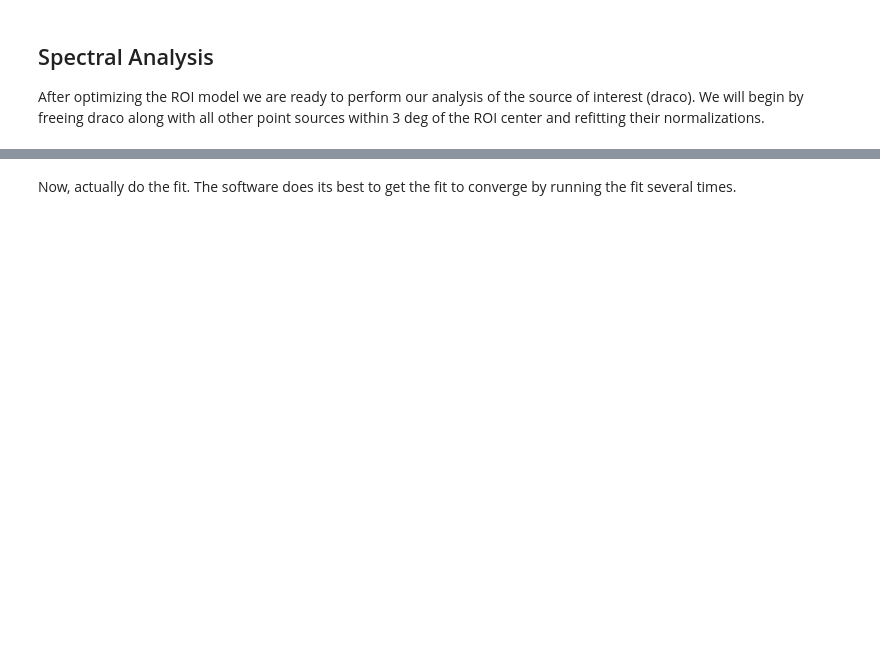
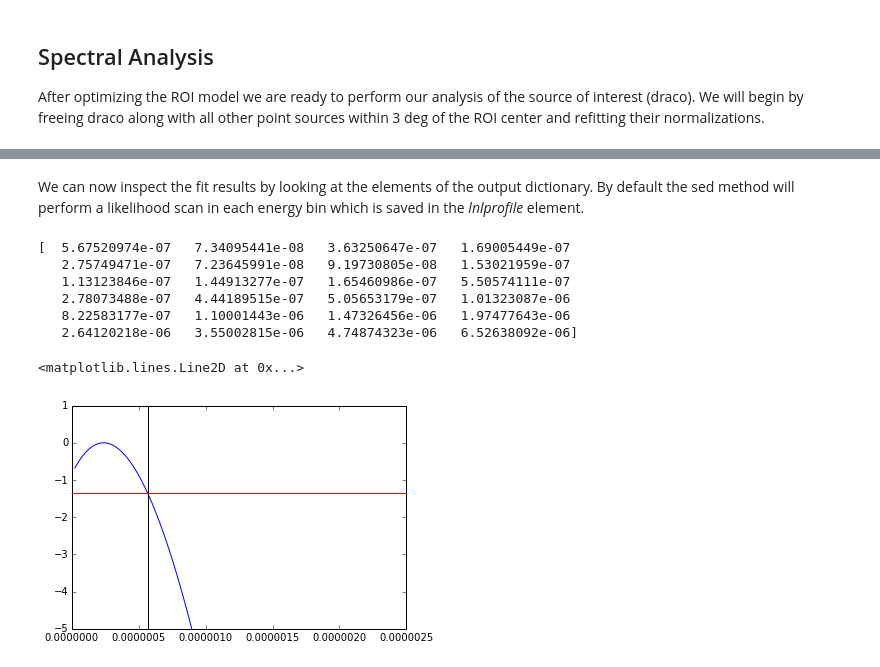
Before and after one commit to fermiPy/fermipy, a Jupyter notebook: notebooks/draco.ipynb, the cells around one changed output, grey strips where cells are left out. Drawn from its saved outputs; the diff is of its cells as text; code cells hidden in the pictures; blank space fills up the shorter version.

Commit message:
Update to draco notebook.

```diff
--- a/notebooks/draco.ipynb
+++ b/notebooks/draco.ipynb
@@ -346,2 +188,23 @@ INFO:GTAnalysis:Freeing parameters for 3FGL J1555.7+1111     : ['alpha', 'beta']
-# %% [markdown]
-Now, actually do the fit.  The software does its best to get the fit to converge by running the fit several times.
+# %% [markdown]
+We can now inspect the fit results by looking at the elements of the output dictionary.  By default the sed method will perform a likelihood scan in each energy bin which is saved in the *lnlprofile* element.
+# %%
+# E^2 x Differential flux ULs in each bin in units of MeV cm^{-2} s^{-1}
+print sed_draco['e2dfde_ul95']
+
+lnlprof = sed_draco['lnlprofile']
+
+plt.figure()
+plt.plot(lnlprof[0]['dfde']*10**(2*sed_draco['ecenter'][0]),
+        lnlprof[0]['dlogLike'])
+plt.gca().set_ylim(-5,1)
+plt.gca().axvline(sed_draco['e2dfde_ul95'][0],color='k')
+plt.gca().axhline(-2.71/2.,color='r')
+# %% [output]
+[  5.67520974e-07   7.34095441e-08   3.63250647e-07   1.69005449e-07
+   2.75749471e-07   7.23645991e-08   9.19730805e-08   1.53021959e-07
+   1.13123846e-07   1.44913277e-07   1.65460986e-07   5.50574111e-07
+   2.78073488e-07   4.44189515e-07   5.05653179e-07   1.01323087e-06
+   8.22583177e-07   1.10001443e-06   1.47326456e-06   1.97477643e-06
+   2.64120218e-06   3.55002815e-06   4.74874323e-06   6.52638092e-06]
+<matplotlib.lines.Line2D at 0x...>
+[figure, added]
```
Also changed, not shown: parts of 47 cells of this notebook.
